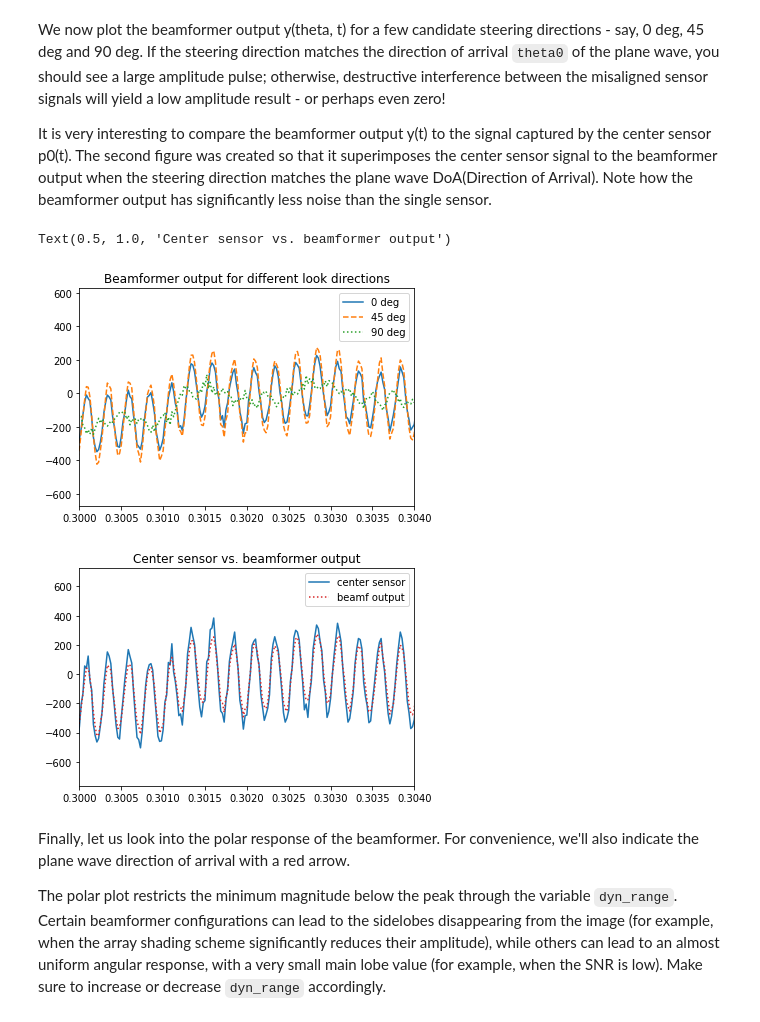
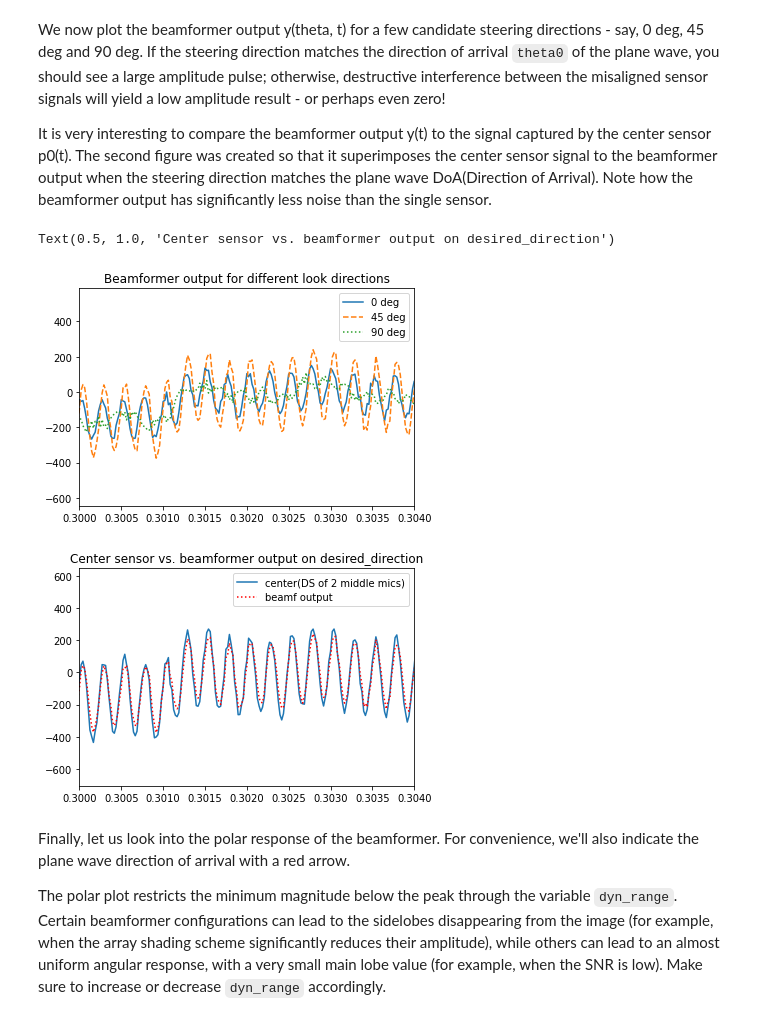
Before and after one commit to CodyWangYaohui/DS_BF_MAINTLET, a Jupyter notebook: BeamformingBasics.ipynb, the cells around one changed output. Drawn from its saved outputs; the diff is of its cells as text; code cells hidden in the pictures.

Commit message:
corrected inter-sensor-spacing/use 343 for sound speed/utilizing all 4 microphones

```diff
--- a/BeamformingBasics.ipynb
+++ b/BeamformingBasics.ipynb
@@ -77,11 +77,11 @@ Onwards to our Uniform Linear Array: the `BeamformingBasics` package allows us t
 # *-*-*-*-*-*-*-*-*-*-*-*-*-*-*-*-*-*-*-*-*-*-*-*-
 # Array length [m]
 
-L = 0.45
+L = 0.15
 # *-*-*-*-*-*-*-*-*-*-*-*-*-*-*-*-*-*-*-*-*-*-*-*-
 # Number of sensors in array (must be odd!)
 
-M = 3
+M = 4
 # *-*-*-*-*-*-*-*-*-*-*-*-*-*-*-*-*-*-*-*-*-*-*-*-
 MyULA = bf.SensorArray(L, M)
 # %% [output]
@@ -110,7 +110,7 @@ print(MyULA.XY)   # (2, M)-shaped array containing the (x,y) coordinates of each
 # TBT load our own data
 from scipy.io import wavfile
 
-filename = '../data/4K_45_16_48000_10s.wav'
+filename = '../../data/4K_45_16_48000_10s.wav'
 
 sampleRate, data = wavfile.read(filename)
 print(f"sample rate: {sampleRate}")
@@ -119,7 +119,7 @@ print(f"data  shape: {data.shape}")
 front_offset = 48000*5
 # extract 0.5S
 #get the 0.5s starting at 5s, while extracting the middle 3 channels
-data = data[front_offset:front_offset+24000,1:4].T
+data = data[front_offset:front_offset+24000,0:4].T
 print(data)
 
 data = np.flip(data, 0)
@@ -153,6 +155,8 @@ However, we have our audio wave file loaded, so just take a look at the wave gra
 # --> try any value between 0 and 180
 
 theta0_deg = 135.
+T_pulse = 0.002      # [s]
+
 # *-*-*-*-*-*-*-*-*-*-*-*-*-*-*-*-*-*-*-*-*-*-*-*-
 # signal-to-noise ratio at array signal
 # --> 'None' means no noise is present
@@ -252,4 +255,4 @@ weights = np.ones(M)
 # weights = ss.windows.chebwin(M, 40)
 # *-*-*-*-*-*-*-*-*-*-*-*-*-*-*-*-*-*-*-*-*-*-*-*-
 
-y_beamformer = bf.delayandsum_beamformer(MyULA, p_array, theta, weights, fs)
+y_beamformer, center_output = bf.delayandsum_beamformer(MyULA, p_array, theta, 45, weights, fs, c0=343)
@@ -260,26 +265,28 @@ It is very interesting to compare the beamformer output y(t) to the signal captu
 # %%
 # plot beamformer output for different steering directions
 target = 45
 plt.figure()
 plt.plot(t, y_beamformer[0, :], label='0 deg')
 plt.plot(t, y_beamformer[target, :], '--', label=str(target) + ' deg')
 plt.plot(t, y_beamformer[90, :], ':', label='90 deg')
+
+
 plt.xlim([t_initial, t_initial+2*T_pulse])
 plt.legend()
 plt.title('Beamformer output for different look directions')
 
 
 # compare beamformer output to center sensor signal
 plt.figure()
-plt.plot(t, p_array[M//2, :], label='center sensor')
-plt.plot(t, y_beamformer[target, :], ':', label='beamf output', color='C3')
+plt.plot(t, center_output, label='center(DS of 2 middle mics)')
+plt.plot(t, y_beamformer[target, :], ':', label='beamf output', color='red')
 plt.xlim([t_initial, t_initial+2*T_pulse])
 plt.legend()
-plt.title('Center sensor vs. beamformer output')
+plt.title('Center sensor vs. beamformer output on desired_direction')
 # %% [output]
-Text(0.5, 1.0, 'Center sensor vs. beamformer output')
+Text(0.5, 1.0, 'Center sensor vs. beamformer output on desired_direction')
-[figure, old version]
+[figure, new version]
-[figure, old version]
+[figure, new version]
 # %% [markdown]
 Finally, let us look into the polar response of the beamformer. For convenience, we'll also indicate the plane wave direction of arrival with a red arrow.
 
```
Also changed, not shown: parts of 8 cells of this notebook, 2 other files.
